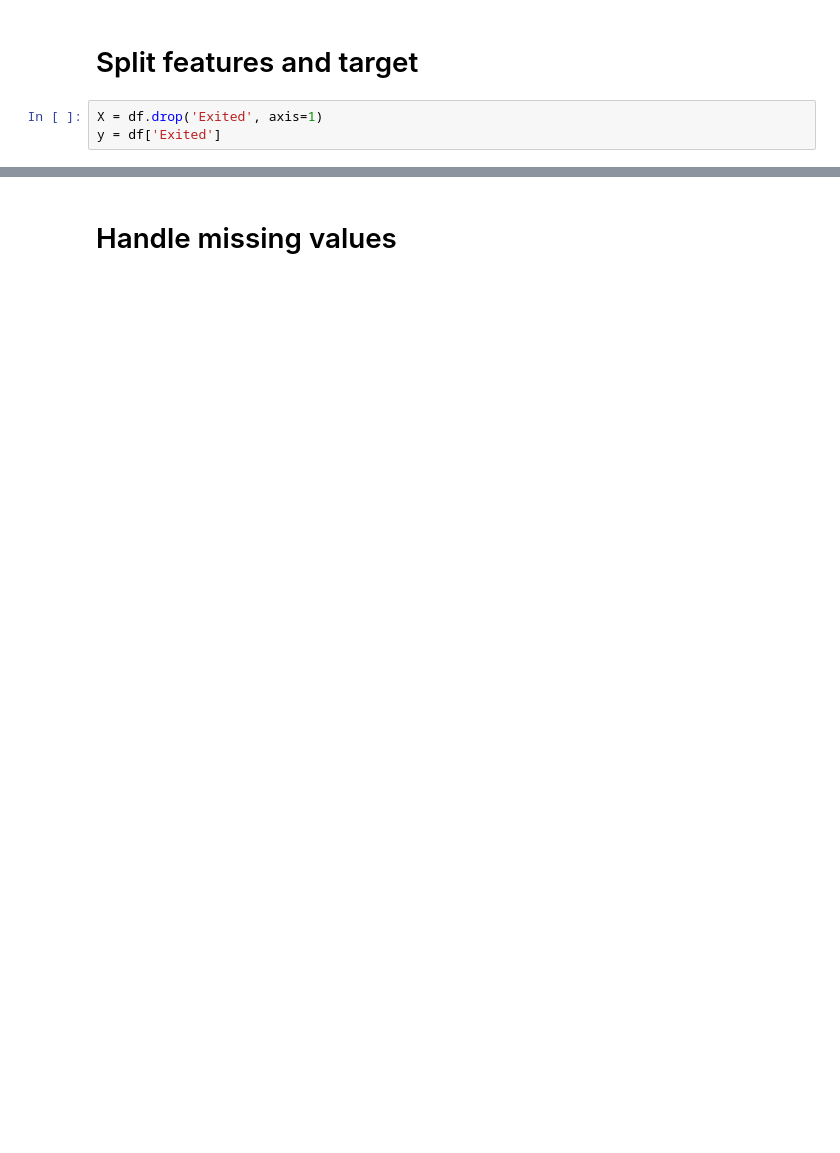
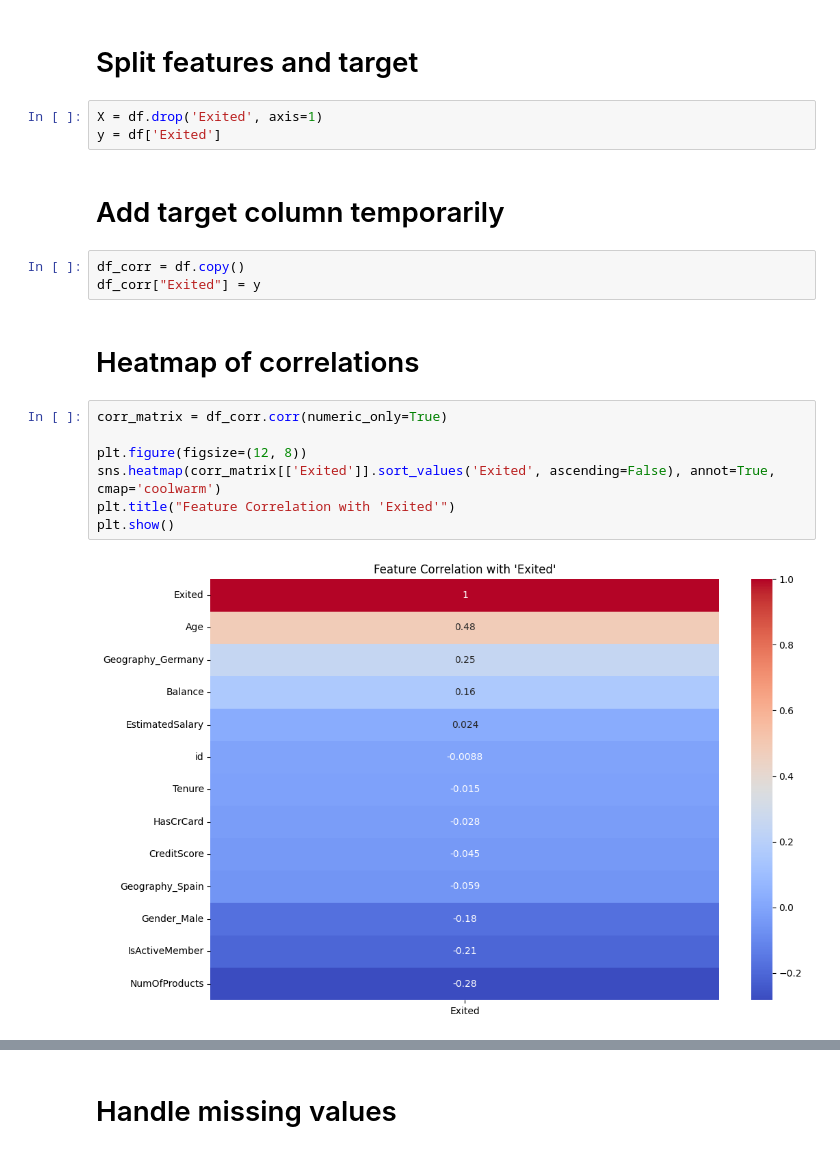
Before and after one commit to hasithaPerera2002/bank-customer-churn, a Jupyter notebook: notebooks/neural_network_model.ipynb, the cells around one changed output, grey strips where cells are left out. Saved outputs shown, nothing was run; the diff lists cells and outputs as text; blank space fills up the shorter version.

```diff
--- a/notebooks/neural_network_model.ipynb
+++ b/notebooks/neural_network_model.ipynb
@@ -24,3 +35,19 @@ df = pd.get_dummies(df, columns=['Geography', 'Gender'], drop_first=True)
 # %%
 X = df.drop('Exited', axis=1)
 y = df['Exited']
+# %% [markdown]
+# Add target column temporarily
+# %%
+df_corr = df.copy()
+df_corr["Exited"] = y
+# %% [markdown]
+# Heatmap of correlations
+# %%
+corr_matrix = df_corr.corr(numeric_only=True)
+
+plt.figure(figsize=(12, 8))
+sns.heatmap(corr_matrix[['Exited']].sort_values('Exited', ascending=False), annot=True, cmap='coolwarm')
+plt.title("Feature Correlation with 'Exited'")
+plt.show()
+# %% [output]
+[figure, added]
```
Also changed, not shown: parts of 36 cells of this notebook, 18 other files.
